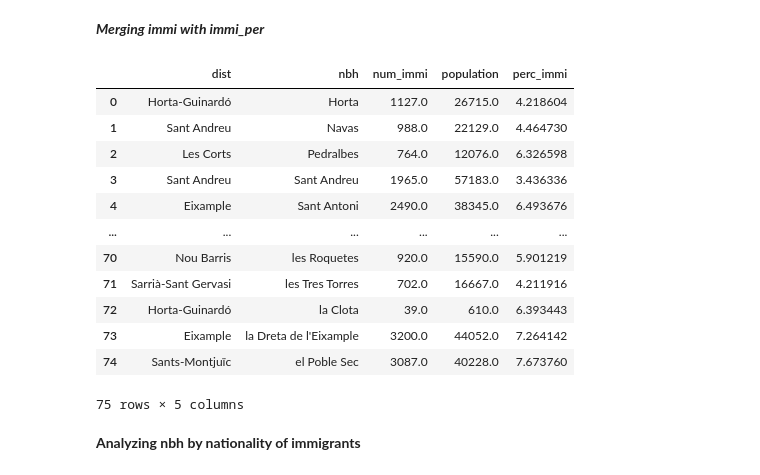
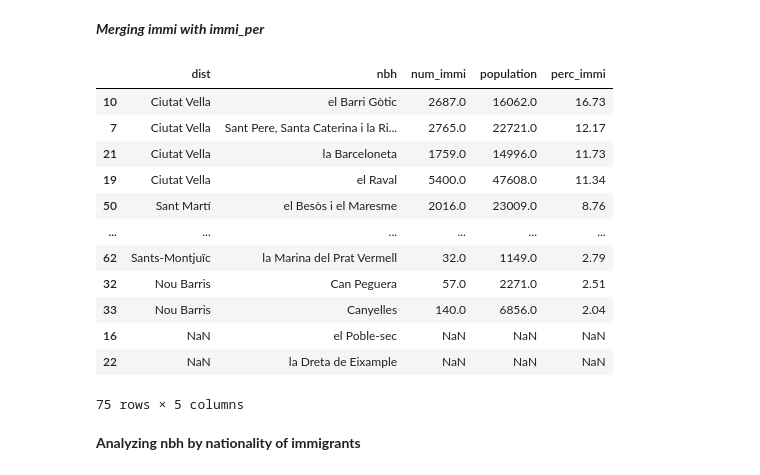
Before and after one commit to ta-data-bcn/Project-Week-2-Barcelona, a Jupyter notebook: your-project/immigration.ipynb, the cells around one changed output. Cells and saved outputs as stored; diff of their text form; code cells hidden in the pictures.

```diff
--- a/your-project/immigration.ipynb
+++ b/your-project/immigration.ipynb
@@ -26,7 +26,7 @@ immi_foreign_nbh.columns = ['nbh', 'dist', 'num_immi']
 immi_foreign_nbh_original = immi_foreign_nbh.copy()
 
 df = pd.read_csv("../datasets/Data_filtered/complete_dataset.csv")
-df["perc_immi"]=df["num_immi"]/df["population"]*100
+df["perc_immi"]=round(df["num_immi"]/df["population"]*100,2)
 df_original = df.copy()
 # %% [markdown]
 ## Including Spain
@@ -97,20 +97,20 @@ immi.head()
 __*Merging immi with immi_per*__
 # %%
 perc_immi = df[["dist", "nbh", "num_immi", "population", "perc_immi"]]
-perc_immi
+perc_immi.sort_values("perc_immi", ascending=False)
 # %% [output]
 |  | dist | nbh | num_immi | population | perc_immi |
-| 0 | Horta-Guinardó | Horta | 1127.0 | 26715.0 | 4.218604 |
-| 1 | Sant Andreu | Navas | 988.0 | 22129.0 | 4.464730 |
-| 2 | Les Corts | Pedralbes | 764.0 | 12076.0 | 6.326598 |
-| 3 | Sant Andreu | Sant Andreu | 1965.0 | 57183.0 | 3.436336 |
-| 4 | Eixample | Sant Antoni | 2490.0 | 38345.0 | 6.493676 |
+| 10 | Ciutat Vella | el Barri Gòtic | 2687.0 | 16062.0 | 16.73 |
+| 7 | Ciutat Vella | Sant Pere, Santa Caterina i la Ri... | 2765.0 | 22721.0 | 12.17 |
+| 21 | Ciutat Vella | la Barceloneta | 1759.0 | 14996.0 | 11.73 |
+| 19 | Ciutat Vella | el Raval | 5400.0 | 47608.0 | 11.34 |
+| 50 | Sant Martí | el Besòs i el Maresme | 2016.0 | 23009.0 | 8.76 |
 | ... | ... | ... | ... | ... | ... |
-| 70 | Nou Barris | les Roquetes | 920.0 | 15590.0 | 5.901219 |
-| 71 | Sarrià-Sant Gervasi | les Tres Torres | 702.0 | 16667.0 | 4.211916 |
-| 72 | Horta-Guinardó | la Clota | 39.0 | 610.0 | 6.393443 |
-| 73 | Eixample | la Dreta de l'Eixample | 3200.0 | 44052.0 | 7.264142 |
-| 74 | Sants-Montjuïc | el Poble Sec | 3087.0 | 40228.0 | 7.673760 |
+| 62 | Sants-Montjuïc | la Marina del Prat Vermell | 32.0 | 1149.0 | 2.79 |
+| 32 | Nou Barris | Can Peguera | 57.0 | 2271.0 | 2.51 |
+| 33 | Nou Barris | Canyelles | 140.0 | 6856.0 | 2.04 |
+| 16 | NaN | el Poble-sec | NaN | NaN | NaN |
+| 22 | NaN | la Dreta de Eixample | NaN | NaN | NaN |
 75 rows × 5 columns
 # %% [markdown]
 __Analyzing nbh by nationality of immigrants__
```
Also changed, not shown: parts of 3 cells of this notebook, 1 other file.
